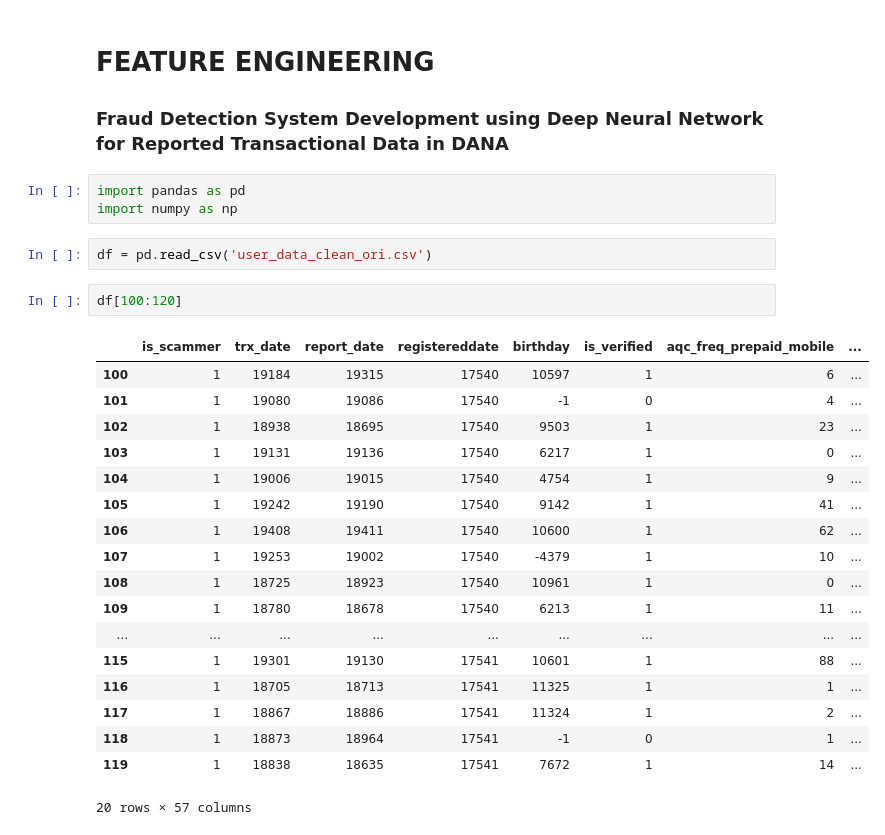
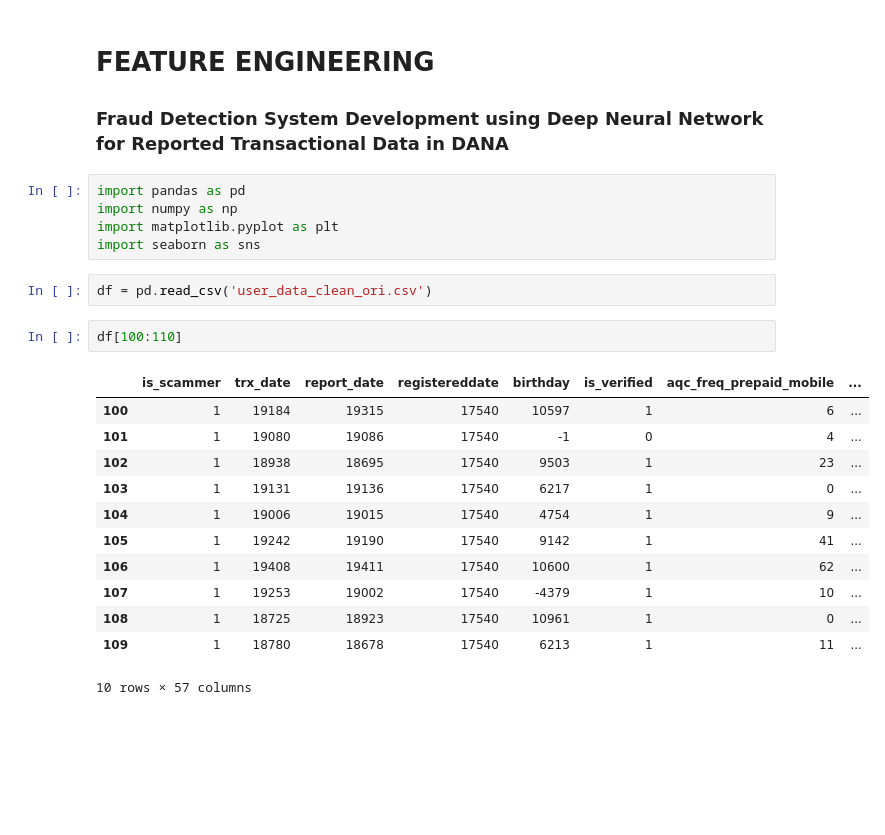
Before and after one commit to C23-FD-1/ml, a Jupyter notebook: Feature_coba.ipynb, the cells around one changed output. Cells and saved outputs as stored; diff of their text form; blank space fills up the shorter version.

```diff
--- a/Feature_coba.ipynb
+++ b/Feature_coba.ipynb
@@ -4,26 +4,22 @@
 # %%
 import pandas as pd
 import numpy as np
+import matplotlib.pyplot as plt
+import seaborn as sns
 # %%
 df = pd.read_csv('user_data_clean_ori.csv')
 # %%
-df[100:120]
+df[100:110]
 # %% [output]
 |  | is_scammer | trx_date | report_date | registereddate | birthday | is_verified | aqc_freq_prepaid_mobile | ... |
 | 100 | 1 | 19184 | 19315 | 17540 | 10597 | 1 | 6 | ... |
 | 101 | 1 | 19080 | 19086 | 17540 | -1 | 0 | 4 | ... |
 | 102 | 1 | 18938 | 18695 | 17540 | 9503 | 1 | 23 | ... |
 | 103 | 1 | 19131 | 19136 | 17540 | 6217 | 1 | 0 | ... |
 | 104 | 1 | 19006 | 19015 | 17540 | 4754 | 1 | 9 | ... |
 | 105 | 1 | 19242 | 19190 | 17540 | 9142 | 1 | 41 | ... |
 | 106 | 1 | 19408 | 19411 | 17540 | 10600 | 1 | 62 | ... |
 | 107 | 1 | 19253 | 19002 | 17540 | -4379 | 1 | 10 | ... |
 | 108 | 1 | 18725 | 18923 | 17540 | 10961 | 1 | 0 | ... |
 | 109 | 1 | 18780 | 18678 | 17540 | 6213 | 1 | 11 | ... |
-| ... | ... | ... | ... | ... | ... | ... | ... | ... |
-| 115 | 1 | 19301 | 19130 | 17541 | 10601 | 1 | 88 | ... |
-| 116 | 1 | 18705 | 18713 | 17541 | 11325 | 1 | 1 | ... |
-| 117 | 1 | 18867 | 18886 | 17541 | 11324 | 1 | 2 | ... |
-| 118 | 1 | 18873 | 18964 | 17541 | -1 | 0 | 1 | ... |
-| 119 | 1 | 18838 | 18635 | 17541 | 7672 | 1 | 14 | ... |
-20 rows × 57 columns
+10 rows × 57 columns
```
Also changed, not shown: parts of 5 cells of this notebook.
